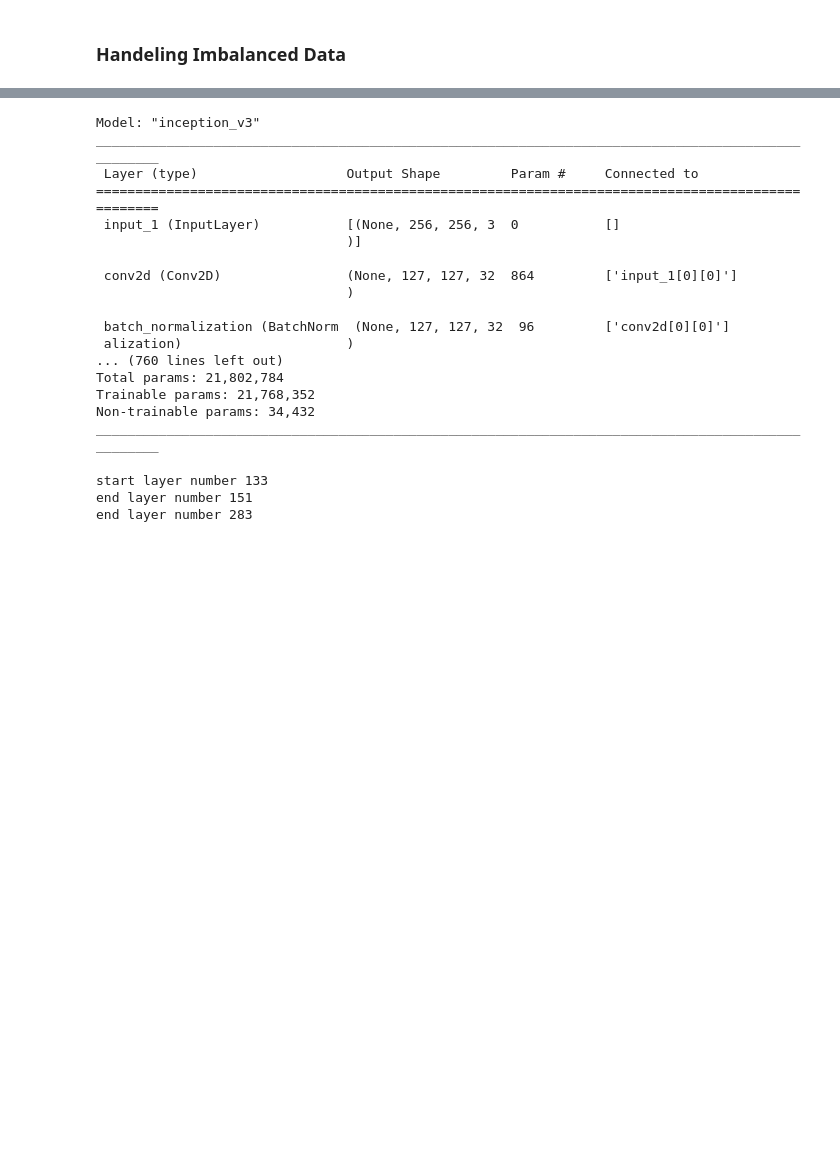
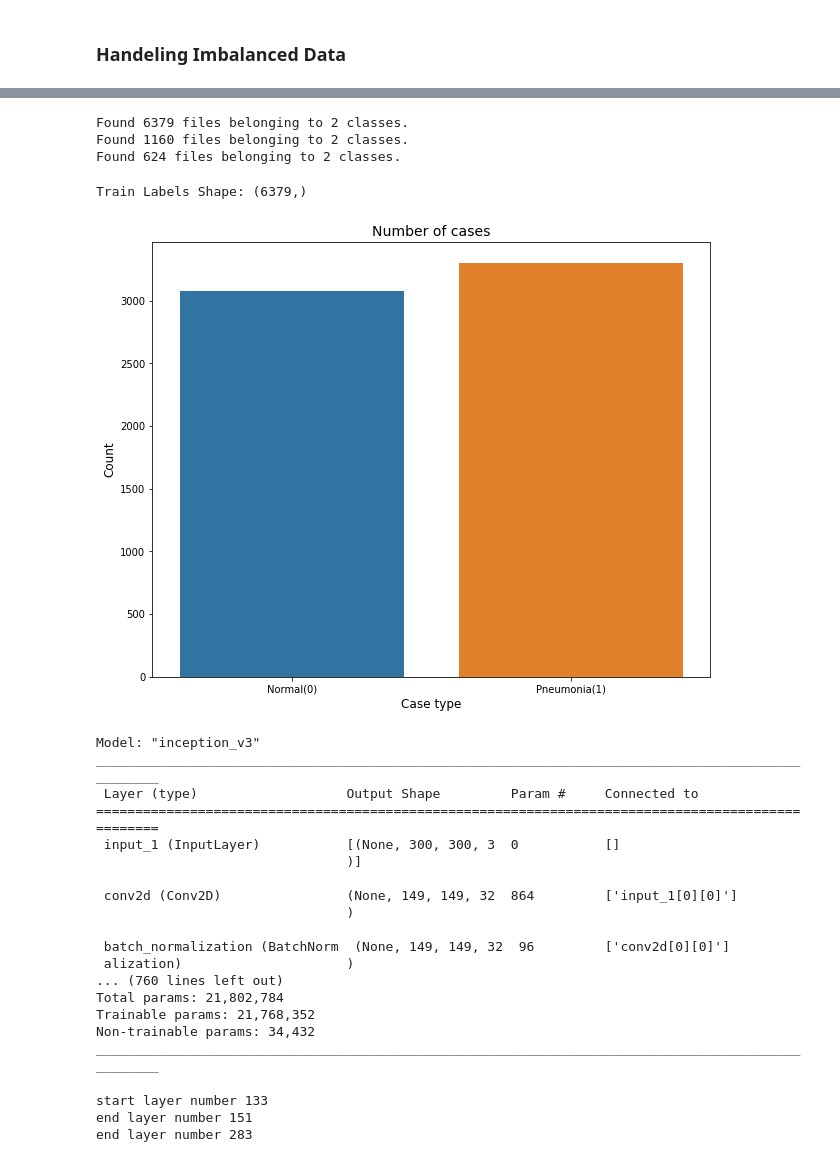
Before and after one commit to joni-menahem/DeepLearning-DrorLederman-assign1_2, a Jupyter notebook: assign2.ipynb, the cells around one changed output, grey strips where cells are left out. Saved outputs shown, nothing was run; the diff lists cells and outputs as text; code cells hidden in the pictures; blank space fills up the shorter version.

Commit message:
data oversampling

```diff
--- a/assign2.ipynb
+++ b/assign2.ipynb
@@ -787,7 +788,7 @@ early_stopping = tf.keras.callbacks.EarlyStopping(patience=5, restore_best_weigh
 
 callbacks = [learning_rate, early_stopping]
 
-inception_mid_history = inception_mid_model.fit(train_ds ,validation_data=val_ds ,epochs=epochs, callbacks=callbacks, verbose=2)
+inception_mid_history = inception_mid_model.fit(train_ds ,validation_data=val_ds ,epochs=epochs, callbacks=callbacks, class_weight=class_weight)
 # %% [output]
 Epoch 00001: LearningRateScheduler setting learning rate to 0.0010000000474974513.
 Epoch 1/20
@@ -885,0 +980,36 @@ weighted avg       0.80      0.75      0.71       624
+# %%
+image_size=(300, 300)
+train_directory = 'chest_xray/new_train'
+validation_directory = 'chest_xray/new_val'
+test_directory = 'chest_xray/test'
+
+
+# these are all default input values from documentation
+train_data = tf.keras.utils.image_dataset_from_directory(
+    train_directory, labels='inferred', label_mode='categorical',
+    class_names=None, color_mode='rgb', batch_size=64, image_size=image_size,
+    shuffle=True, seed=None, validation_split=None, subset=None,
+    interpolation='lanczos5', follow_links=False,
+    crop_to_aspect_ratio=False
+)
+
+validation_data = tf.keras.utils.image_dataset_from_directory(
+    validation_directory, labels='inferred', label_mode='categorical',
+    class_names=None, color_mode='rgb', batch_size=64, image_size=image_size,
+    shuffle=True, seed=None, validation_split=None, subset=None,
+    interpolation='lanczos5', follow_links=False,
+    crop_to_aspect_ratio=False
+)
+
+# these are all default input values from documentation
+test_data = tf.keras.utils.image_dataset_from_directory(
+    test_directory, labels='inferred', label_mode='categorical',
+    class_names=None, color_mode='rgb', batch_size=64, image_size=image_size,
+    shuffle=True, seed=None, validation_split=None, subset=None,
+    interpolation='lanczos5', follow_links=False,
+    crop_to_aspect_ratio=False
+)
+# %% [output]
+Found 6379 files belonging to 2 classes.
+Found 1160 files belonging to 2 classes.
+Found 624 files belonging to 2 classes.
@@ -886,8 +1028,30 @@ weighted avg       0.80      0.75      0.71       624
+# %%
+train_labels = np.array([])
+
+for x, y in train_data:
+    train_labels = np.concatenate([train_labels, np.argmax(y.numpy(), axis = -1)])
+
+print("Train Labels Shape:", train_labels.shape)
+# %% [output]
+Train Labels Shape: (6379,)
+# %%
+train_cases_count = np.unique(train_labels, return_counts=True)
+
+# Plot the results
+plt.figure(figsize=(10,8))
+sns.barplot(x=[0, 1], y=train_cases_count[1])
+plt.title('Number of cases', fontsize=14)
+plt.xlabel('Case type', fontsize=12)
+plt.ylabel('Count', fontsize=12)
+plt.xticks(range(len(train_cases_count[1])), ['Normal(0)', 'Pneumonia(1)'])
+plt.show()
+# %% [output]
+[figure, added]
 # %%
 from tensorflow.keras.applications import InceptionV3
 
 num_classes = 2
-input_shape = (256, 256, 3)
+input_shape = (300, 300, 3)
 
 pretrained_inception_mid_imb = InceptionV3(include_top=False, input_tensor=None, input_shape=input_shape, pooling=None)
 
@@ -897,13 +1061,13 @@ Model: "inception_v3"
 __________________________________________________________________________________________________
  Layer (type)                   Output Shape         Param #     Connected to
 ==================================================================================================
- input_1 (InputLayer)           [(None, 256, 256, 3  0           []
+ input_1 (InputLayer)           [(None, 300, 300, 3  0           []
                                 )]
 
- conv2d (Conv2D)                (None, 127, 127, 32  864         ['input_1[0][0]']
+ conv2d (Conv2D)                (None, 149, 149, 32  864         ['input_1[0][0]']
                                 )
 
- batch_normalization (BatchNorm  (None, 127, 127, 32  96         ['conv2d[0][0]']
+ batch_normalization (BatchNorm  (None, 149, 149, 32  96         ['conv2d[0][0]']
  alization)                     )
 ... (760 lines left out)
 Total params: 21,802,784
```
Also changed, not shown: parts of 19 cells of this notebook.
